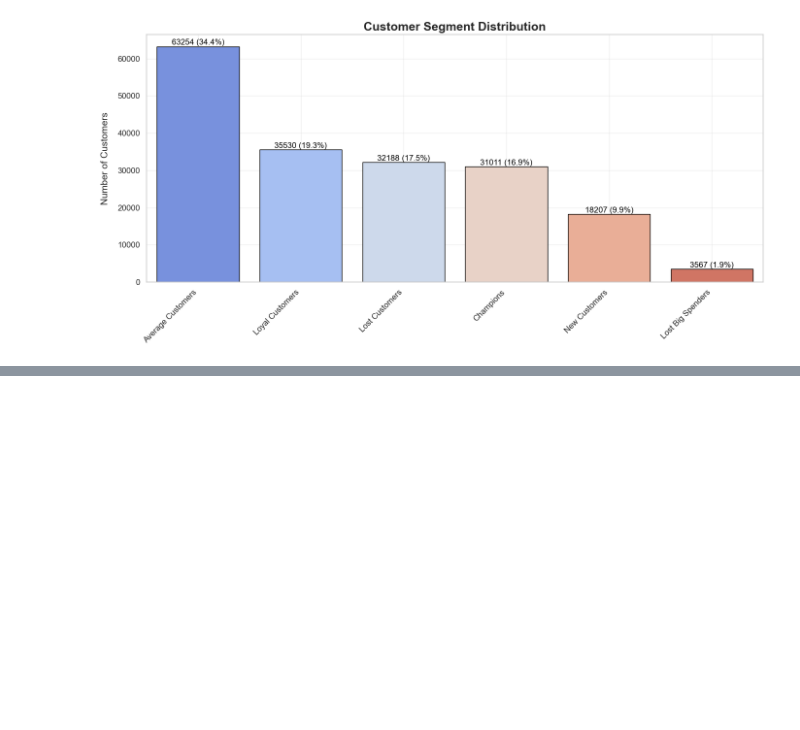
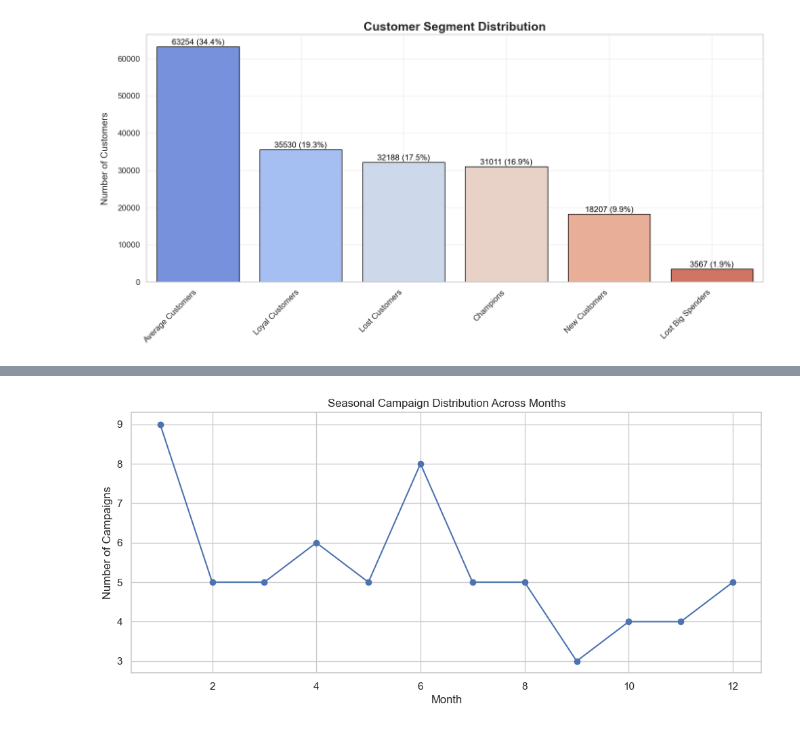
Before and after one commit to pritom02bh/ai_optimized_promotional_campaign_roi_analysis, a Jupyter notebook: notebooks/data_processing.ipynb, the cells around one changed output, grey strips where cells are left out. Saved outputs shown, nothing was run; the diff lists cells and outputs as text; code cells hidden in the pictures; blank space fills up the shorter version.

```diff
--- a/notebooks/data_processing.ipynb
+++ b/notebooks/data_processing.ipynb
@@ -178,0 +331,15 @@ Passing `palette` without assigning `hue` is deprecated and will be removed in v
+# %%
+# Eighth cell - Seasonal Analysis
+plt.figure(figsize=(12, 5))
+seasonal_data = campaigns_df[campaigns_df['is_seasonal']].copy()
+seasonal_data['month'] = seasonal_data['start_date'].dt.month
+
+monthly_campaigns = seasonal_data.groupby('month').size()
+plt.plot(monthly_campaigns.index, monthly_campaigns.values, marker='o')
+plt.title('Seasonal Campaign Distribution Across Months')
+plt.xlabel('Month')
+plt.ylabel('Number of Campaigns')
+plt.grid(True)
+plt.show()
+# %% [output]
+[figure, added]
```
Also changed, not shown: parts of 14 cells of this notebook, 3 other files.
